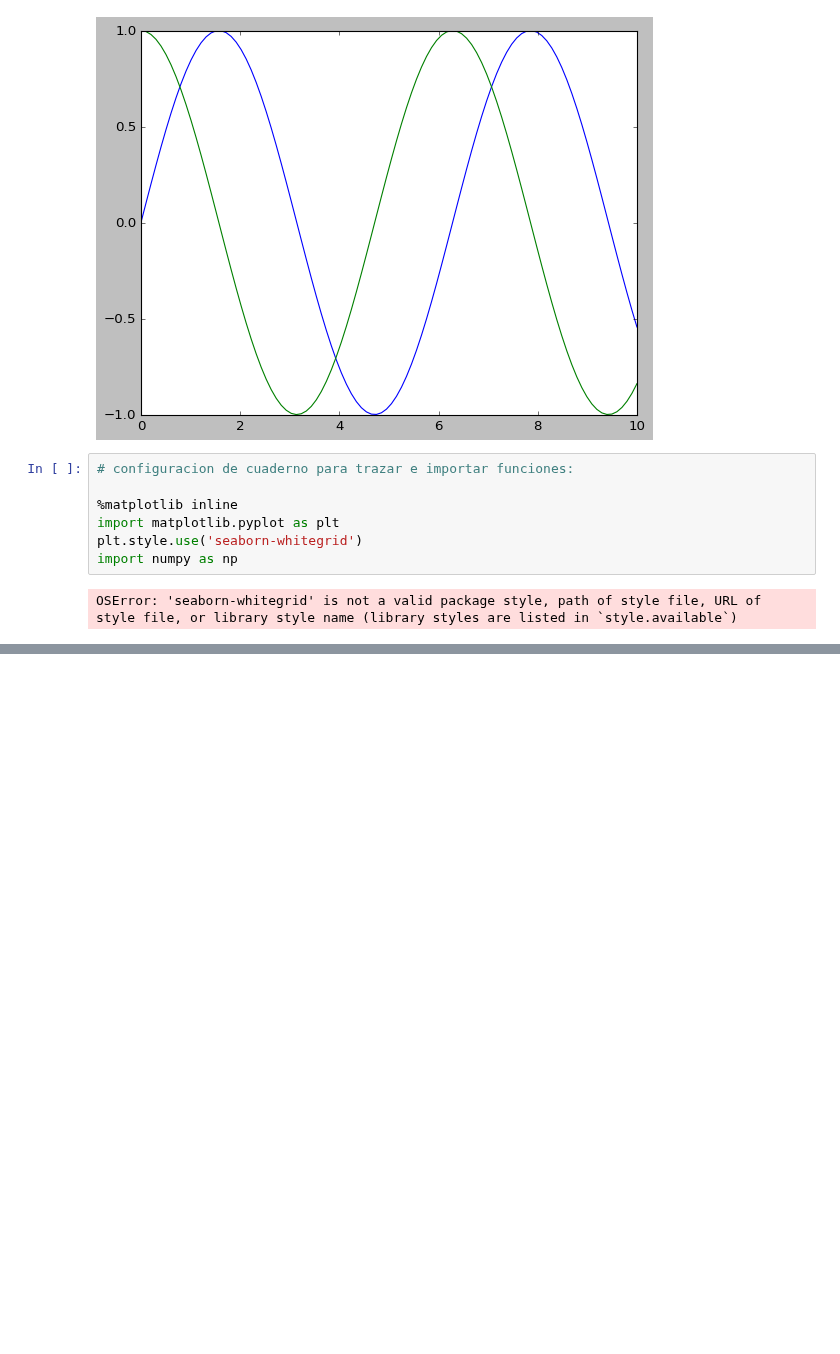
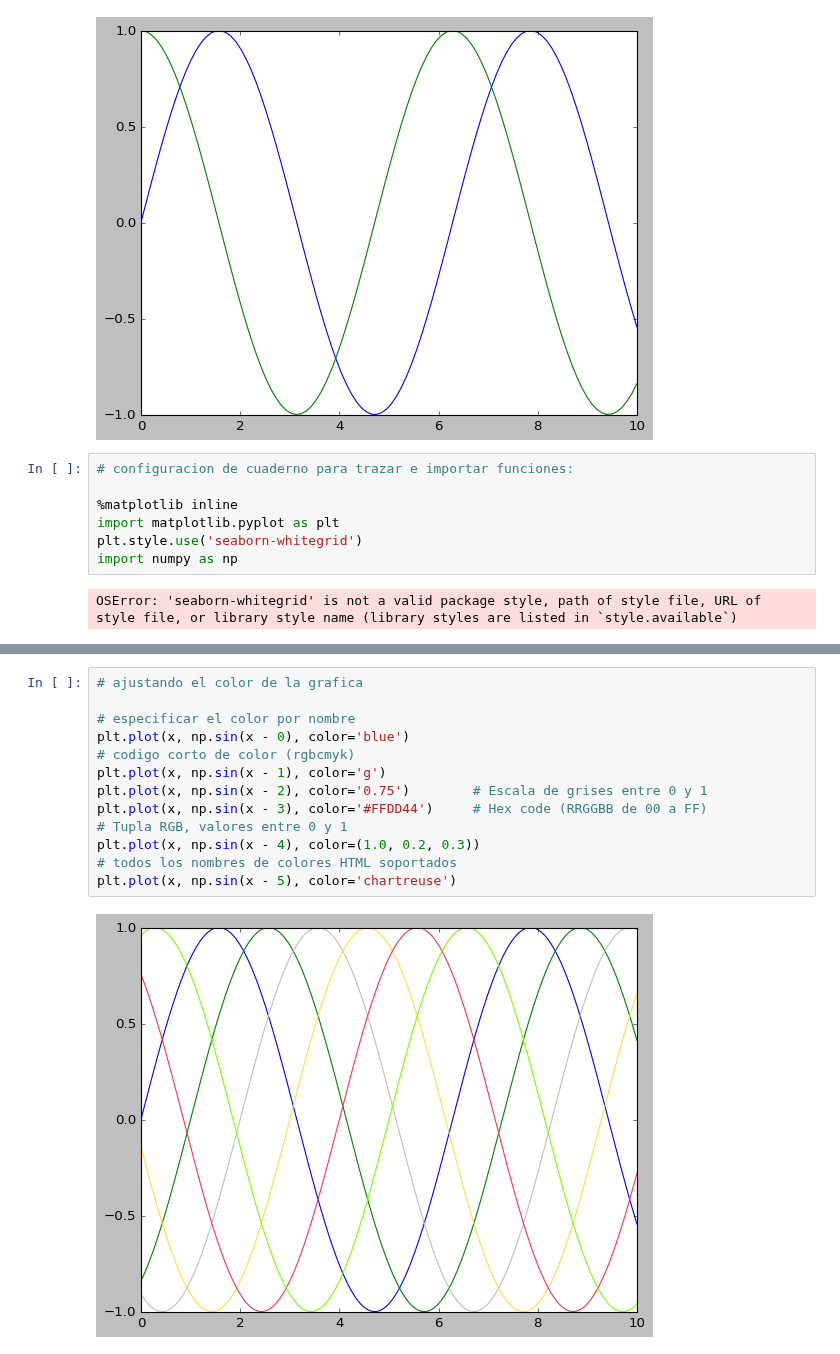
Before and after one commit to hugomorpar/Practicas_Clases, a Jupyter notebook: Procesamiento_de_Datos/M4_Analisis_Exploratorio_Datasets.ipynb, the cells around one changed output, grey strips where cells are left out. Cells and saved outputs as stored; diff of their text form; blank space fills up the shorter version.

```diff
--- a/Procesamiento_de_Datos/M4_Analisis_Exploratorio_Datasets.ipynb
+++ b/Procesamiento_de_Datos/M4_Analisis_Exploratorio_Datasets.ipynb
@@ -199,0 +215,15 @@ OSError: 'seaborn-whitegrid' is not a valid package style, path of style file, U
+# %%
+# ajustando el color de la grafica
+
+# especificar el color por nombre
+plt.plot(x, np.sin(x - 0), color='blue')
+# codigo corto de color (rgbcmyk)
+plt.plot(x, np.sin(x - 1), color='g')
+plt.plot(x, np.sin(x - 2), color='0.75')        # Escala de grises entre 0 y 1
+plt.plot(x, np.sin(x - 3), color='#FFDD44')     # Hex code (RRGGBB de 00 a FF)
+# Tupla RGB, valores entre 0 y 1
+plt.plot(x, np.sin(x - 4), color=(1.0, 0.2, 0.3))
+# todos los nombres de colores HTML soportados
+plt.plot(x, np.sin(x - 5), color='chartreuse')
+# %% [output]
+[figure, added]
```
Also changed, not shown: parts of 9 cells of this notebook.
